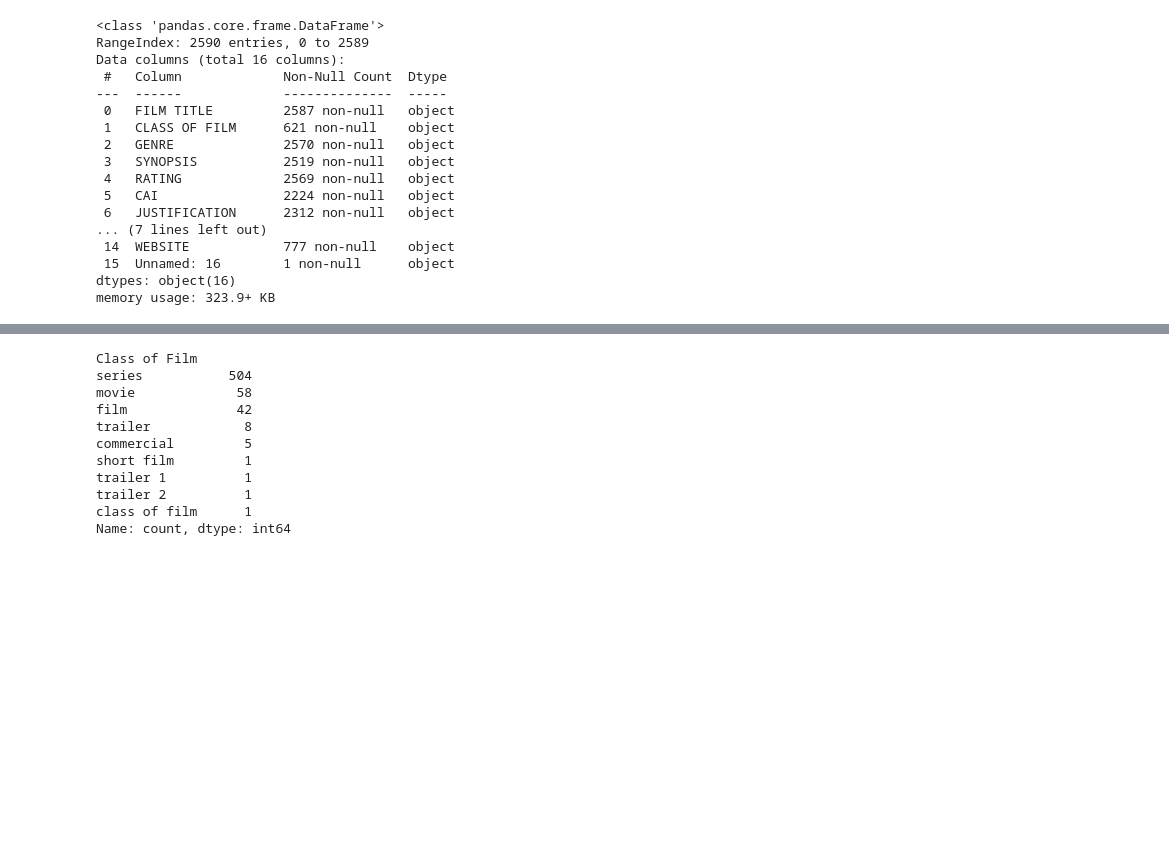
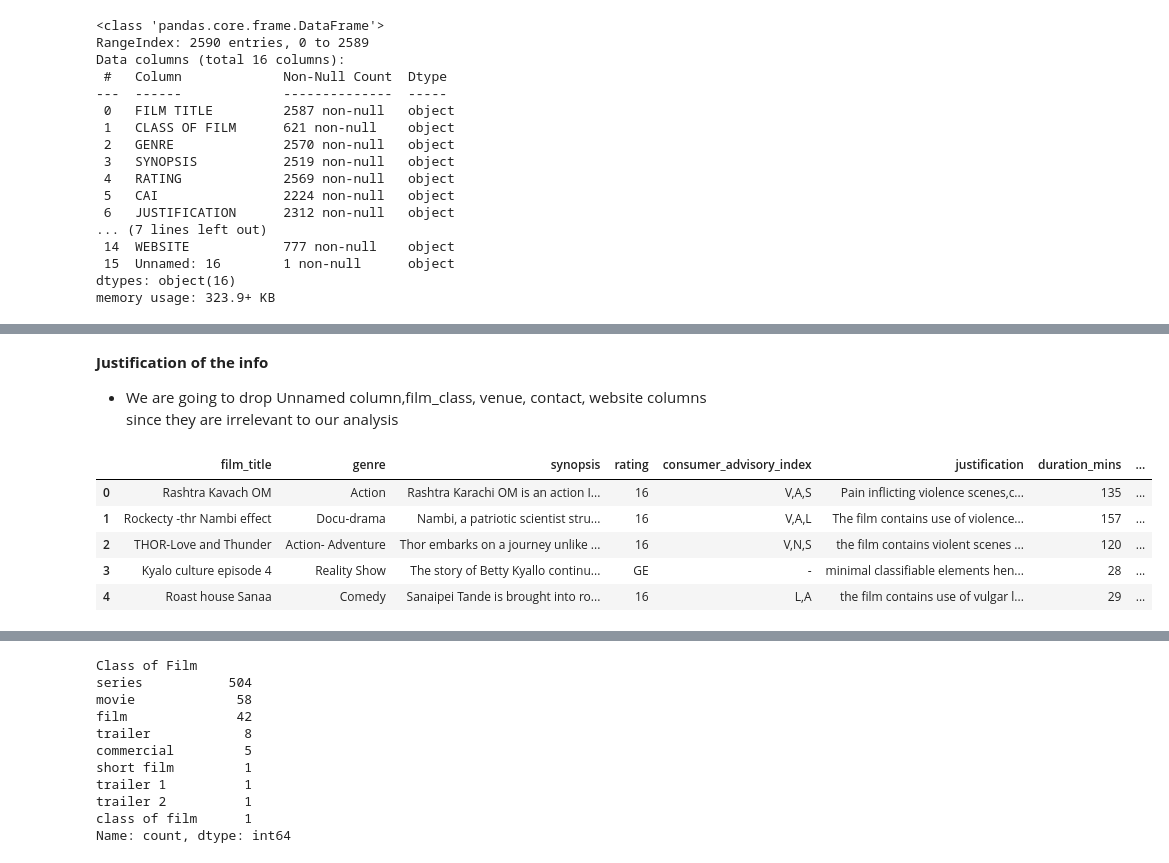
Before and after one commit to cminyade/Data_Alchemists, a Jupyter notebook: Data_Alchemists.ipynb, the cells around one changed output, grey strips where cells are left out. Saved outputs shown, nothing was run; the diff lists cells and outputs as text; code cells hidden in the pictures; blank space fills up the shorter version.

```diff
--- a/Data_Alchemists.ipynb
+++ b/Data_Alchemists.ipynb
@@ -276,0 +324,16 @@ dtype: int64
+# %% [markdown]
+**Justification of the info**
+* We are going to drop Unnamed column,film_class, venue, contact, website columns since they are irrelevant to our analysis
+# %%
+columns_to_drop = ['Unnamed: 16','film_class','venue','contact','website']
+
+#drop the columns
+merged_df= merged_df.drop(columns=columns_to_drop, errors='ignore').copy()
+merged_df.head()
+# %% [output]
+|  | film_title | genre | synopsis | rating | consumer_advisory_index | justification | duration_mins | ... |
+| 0 | Rashtra Kavach OM | Action | Rashtra Karachi OM is an action I... | 16 | V,A,S | Pain inflicting violence scenes,c... | 135 | ... |
+| 1 | Rockecty -thr Nambi effect | Docu-drama | Nambi, a patriotic scientist stru... | 16 | V,A,L | The film contains use of violence... | 157 | ... |
+| 2 | THOR-Love and Thunder | Action- Adventure | Thor embarks on a journey unlike ... | 16 | V,N,S | the film contains violent scenes ... | 120 | ... |
+| 3 | Kyalo culture episode 4 | Reality Show | The story of Betty Kyallo continu... | GE | - | minimal classifiable elements hen... | 28 | ... |
+| 4 | Roast house Sanaa | Comedy | Sanaipei Tande is brought into ro... | 16 | L,A | the film contains use of vulgar l... | 29 | ... |
```
Also changed, not shown: parts of 42 cells of this notebook.
